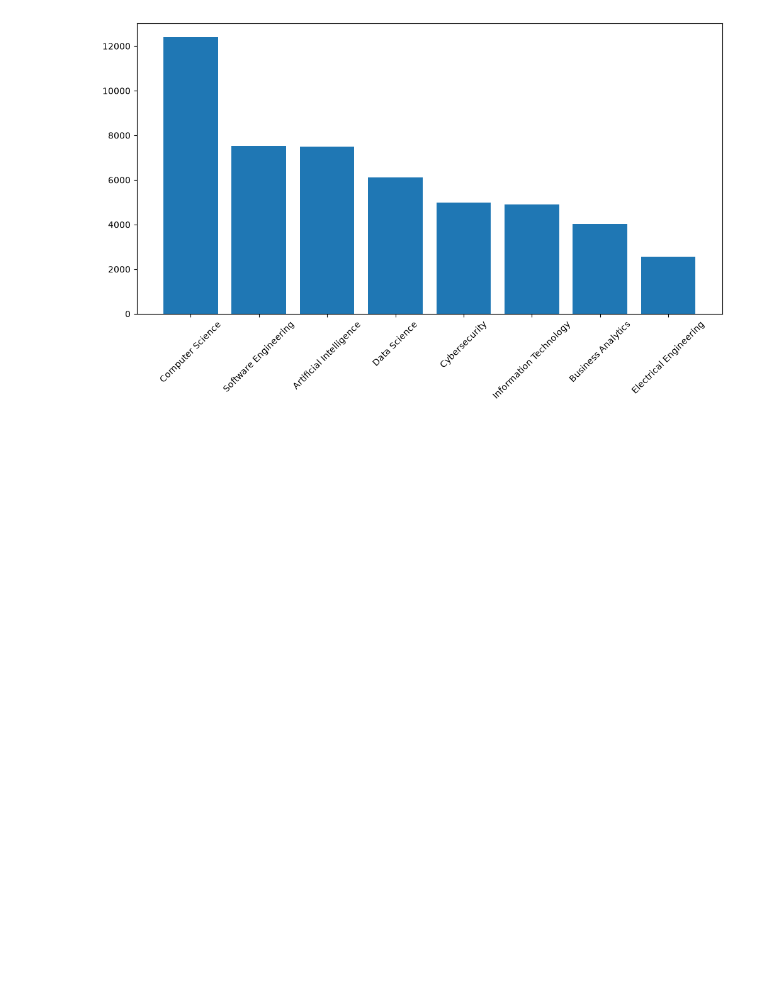
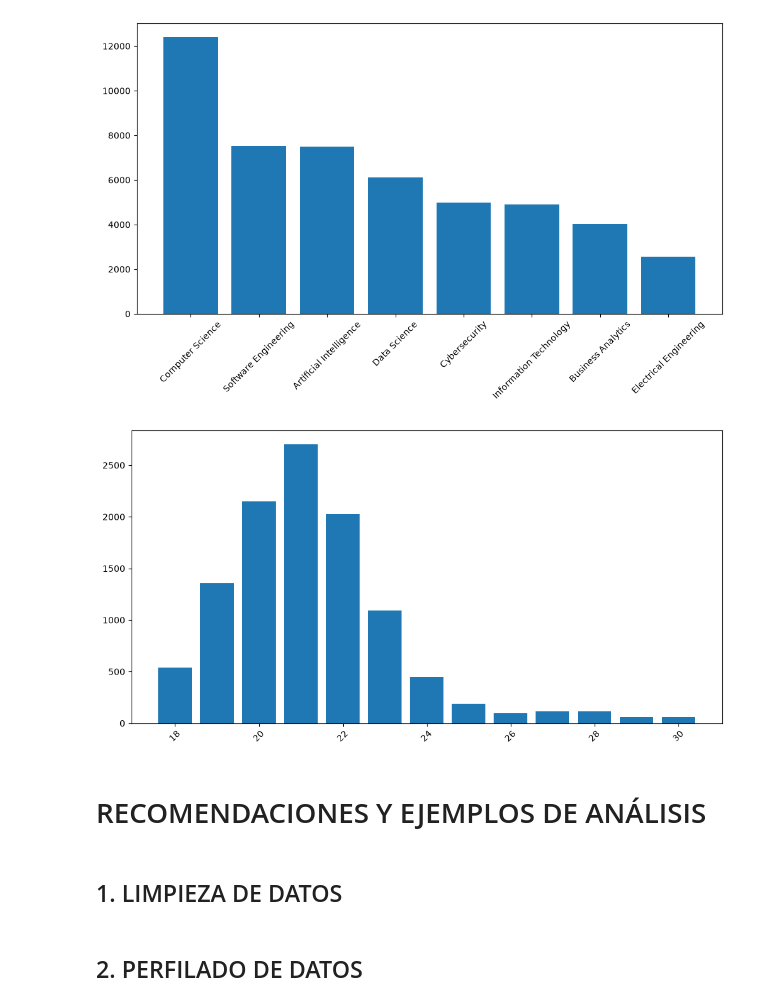
Before and after one commit to Leydyuli21/Proyecto-U, a Jupyter notebook: trabajou.ipynb, the cells around one changed output. Drawn from its saved outputs; the diff is of its cells as text; code cells hidden in the pictures; blank space fills up the shorter version.

```diff
--- a/trabajou.ipynb
+++ b/trabajou.ipynb
@@ -128,3 +95,21 @@ plt.xticks(rotation=45)
 plt.show()
 # %% [output]
 [figure]
+# %%
+dfDesempleado = df[df["Placement_Status"] == "Not Placed"]
+
+conteo = dfDesempleado["Age"].value_counts()
+
+plt.figure(figsize=(12,6))
+plt.bar(conteo.index, conteo.values)
+
+plt.xticks(rotation=45)
+
+
+plt.show()
+# %% [output]
+[figure, added]
+# %% [markdown]
+# RECOMENDACIONES Y EJEMPLOS DE ANÁLISIS
+# %% [markdown]
+## 1. LIMPIEZA DE DATOS
@@ -130,0 +134,2 @@ plt.show()
+# %% [markdown]
+## 2. PERFILADO DE DATOS
```
Also changed, not shown: parts of 16 cells of this notebook.
